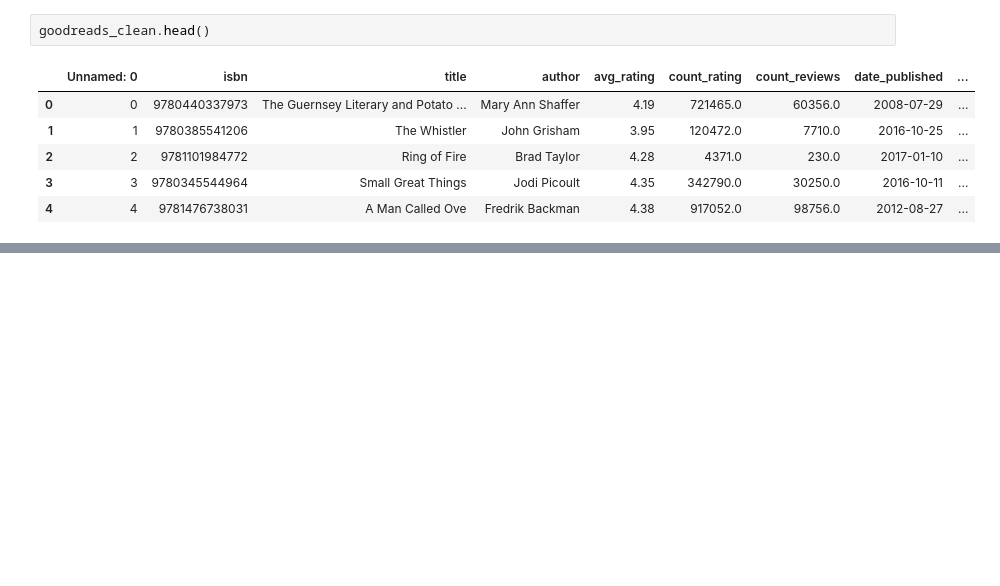
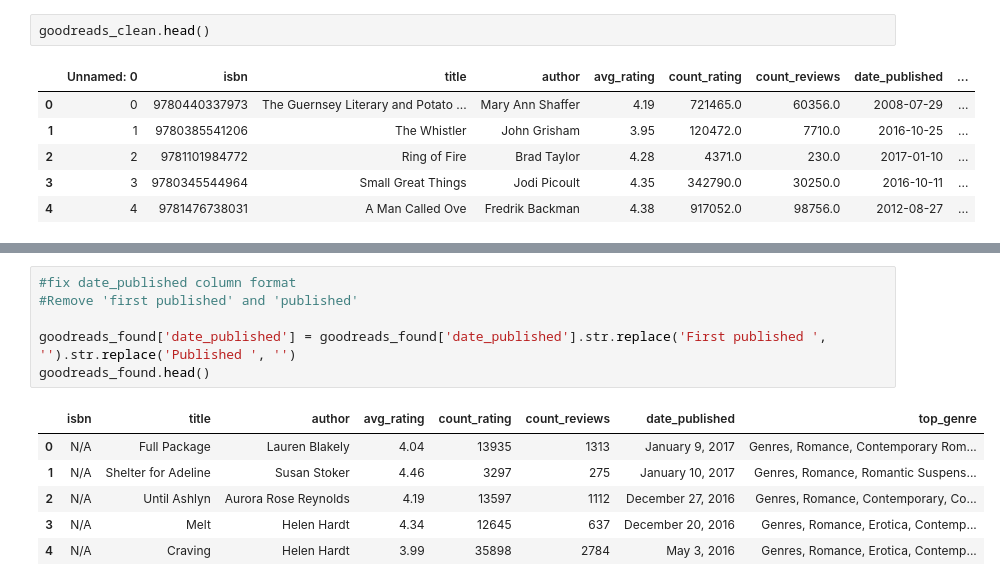
Before and after one commit to melaniewesson/bestseller_capstone, a Jupyter notebook: notebooks/startoverjune9.ipynb, the cells around one changed output, grey strips where cells are left out. Drawn from its saved outputs; the diff is of its cells as text; blank space fills up the shorter version.

```diff
--- a/notebooks/startoverjune9.ipynb
+++ b/notebooks/startoverjune9.ipynb
@@ -509,3 +509,16 @@ goodreads_found.head()
 | 2 | N/A | Until Ashlyn | Aurora Rose Reynolds | 4.19 | 13597 | 1112 | First published December 27, 2016 | Genres, Romance, Contemporary, Co... |
 | 3 | N/A | Melt | Helen Hardt | 4.34 | 12645 | 637 | Published December 20, 2016 | Genres, Romance, Erotica, Contemp... |
 | 4 | N/A | Craving | Helen Hardt | 3.99 | 35898 | 2784 | First published May 3, 2016 | Genres, Romance, Erotica, Contemp... |
+# %%
+#fix date_published column format
+#Remove 'first published' and 'published'
+
+goodreads_found['date_published'] = goodreads_found['date_published'].str.replace('First published ', '').str.replace('Published ', '')
+goodreads_found.head()
+# %% [output]
+|  | isbn | title | author | avg_rating | count_rating | count_reviews | date_published | top_genre |
+| 0 | N/A | Full Package | Lauren Blakely | 4.04 | 13935 | 1313 | January 9, 2017 | Genres, Romance, Contemporary Rom... |
+| 1 | N/A | Shelter for Adeline | Susan Stoker | 4.46 | 3297 | 275 | January 10, 2017 | Genres, Romance, Romantic Suspens... |
+| 2 | N/A | Until Ashlyn | Aurora Rose Reynolds | 4.19 | 13597 | 1112 | December 27, 2016 | Genres, Romance, Contemporary, Co... |
+| 3 | N/A | Melt | Helen Hardt | 4.34 | 12645 | 637 | December 20, 2016 | Genres, Romance, Erotica, Contemp... |
+| 4 | N/A | Craving | Helen Hardt | 3.99 | 35898 | 2784 | May 3, 2016 | Genres, Romance, Erotica, Contemp... |
```
Also changed, not shown: parts of 7 cells of this notebook.
